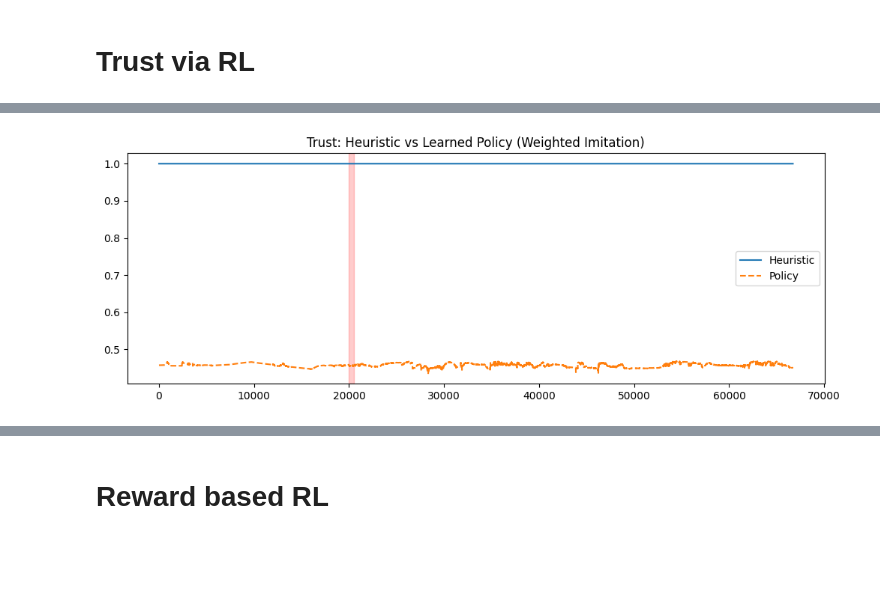
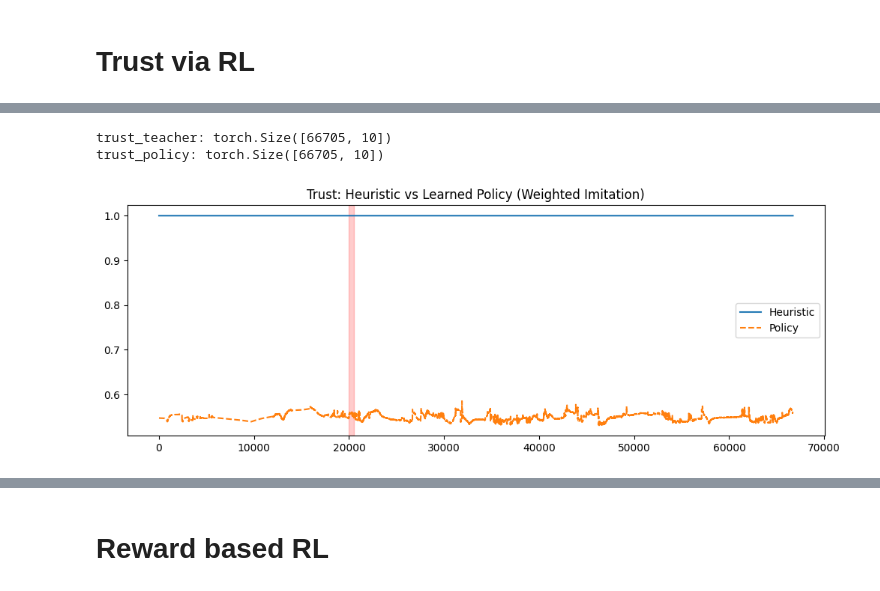
Before and after one commit to prateek-g-bit/Fault-Tolerance-System, a Jupyter notebook: fault-tolerant-system-v1.ipynb, the cells around one changed output, grey strips where cells are left out. Cells and saved outputs as stored; diff of their text form; code cells hidden in the pictures; blank space fills up the shorter version.

Commit message:
Kaggle Notebook | fault_tolerant_system_v1 | Version 9

```diff
--- a/fault-tolerant-system-v1.ipynb
+++ b/fault-tolerant-system-v1.ipynb
@@ -1232,3 +1242,12 @@ def build_neighbor_state(
     state[:, 4] = fault_flags[t, target].float()
 
     return state
+# %%
+# ================= SENSOR-LEVEL HEURISTIC TRUST (TEACHER) =================
+diff = torch.abs(X_fault - X_temp_hat)     # (T, N)
+scale = torch.median(diff, dim=0).values + 1e-6
+
+trust_teacher = torch.exp(-diff / scale)
+trust_teacher = torch.clamp(trust_teacher, min=1e-6, max=1.0)
+
+print("trust_teacher shape:", trust_teacher.shape)
@@ -1235,25 +1264,12 @@ def build_neighbor_state(
 # %%
-# heuristic trust (teacher)
-trust_teacher = trust.clone().detach()
-
-# build state
-state = build_trust_state(
-    X_fault,
-    X_temp_hat,
-    X_spatial_hat,
-    fault_flags_t,
-    trust_teacher,
-    nbr_idx_torch
-)
-
-# reshape for training (SAFE)
-X_train = state.reshape(-1, 5)
-y_train = trust_teacher.reshape(-1, 1)
+X_train = state.reshape(-1, state.shape[-1])   # (T·N, 4)
+y_train = trust_teacher.reshape(-1, 1)         # (T·N, 1)
 
 assert X_train.shape[0] == y_train.shape[0]
 # %%
-policy = TrustPolicy()
+policy = TrustPolicy(state_dim=4)
 optimizer = torch.optim.Adam(policy.parameters(), lr=1e-3)
+
 def weighted_mse(pred, target):
     # emphasize low-trust samples
     weights = 1.0 + 4.0 * (target < 0.5).float()
@@ -1298,12 +1314,28 @@ Policy trust min: 0.37548211216926575
+# %%
+print("trust_teacher:", trust_teacher.shape)
+print("trust_policy:", trust_policy.shape)
+# %% [output]
+trust_teacher: torch.Size([66705, 10])
+trust_policy: torch.Size([66705, 10])
 # %%
 plt.figure(figsize=(12,4))
-plt.plot(trust[:, faulty_neighbor], label="Heuristic")
-plt.plot(trust_policy[:, faulty_neighbor], label="Policy", linestyle="--")
+
+plt.plot(
+    trust_teacher[:, faulty_neighbor].cpu(),
+    label="Heuristic"
+)
+
+plt.plot(
+    trust_policy[:, faulty_neighbor].detach().cpu(),
+    label="Policy",
+    linestyle="--"
+)
+
 plt.axvspan(FAULT_START, FAULT_END, color="red", alpha=0.2)
 plt.legend()
 plt.title("Trust: Heuristic vs Learned Policy (Weighted Imitation)")
 plt.show()
 # %% [output]
-[figure, old version]
+[figure, new version]
 # %%
 X_spatial_hat_policy = spatial_reconstruct_trust_weighted(
```
Also changed, not shown: parts of 25 cells of this notebook.
